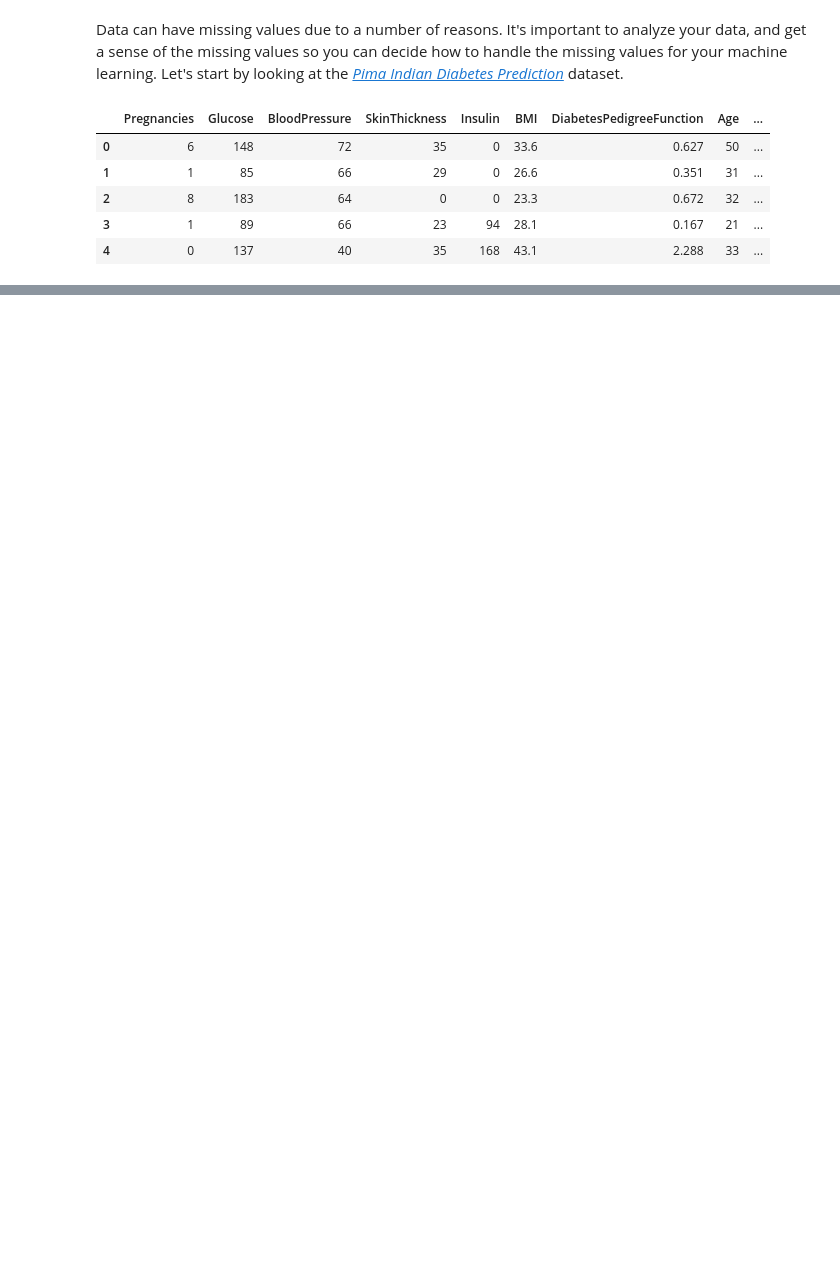
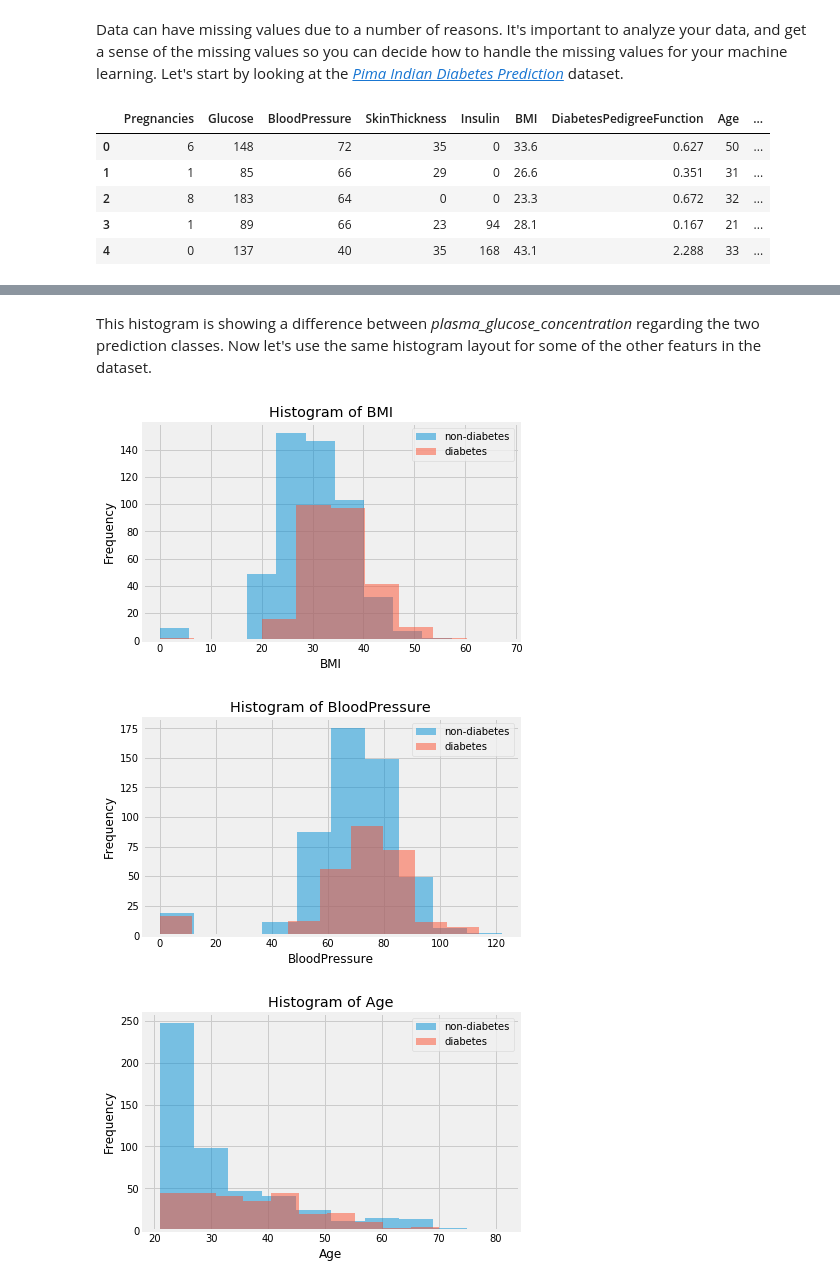
Before and after one commit to travisgillespie/machineLearning, a Jupyter notebook: FE3_feature_improvement/01_indentify_missing_values/Identify missing values.ipynb, the cells around one changed output, grey strips where cells are left out. Saved outputs shown, nothing was run; the diff lists cells and outputs as text; code cells hidden in the pictures; blank space fills up the shorter version.

```diff
--- a/FE3_feature_improvement/01_indentify_missing_values/Identify missing values.ipynb
+++ b/FE3_feature_improvement/01_indentify_missing_values/Identify missing values.ipynb
@@ -21,0 +79,19 @@ pima.head()
+# %% [markdown]
+This histogram is showing a difference between *plasma_glucose_concentration* regarding the two prediction classes. Now let's use the same histogram layout for some of the other featurs in the dataset.
+# %%
+# using same histogram format above
+# placing the code in a for-loop
+# create a histogram for each item in the col variable
+
+for col in ['BMI', 'BloodPressure', 'Age']:
+    plt.hist(pima[pima['Outcome']==0][col], 10, alpha=0.5, label='non-diabetes')
+    plt.hist(pima[pima['Outcome']==1][col], 10, alpha=0.5, label='diabetes')
+    plt.legend(loc='upper right')
+    plt.xlabel(col)
+    plt.ylabel('Frequency')
+    plt.title('Histogram of {}'.format(col))
+    plt.show()
+# %% [output]
+[figure, added]
+[figure, added]
+[figure, added]
```
Also changed, not shown: parts of 5 cells of this notebook.
